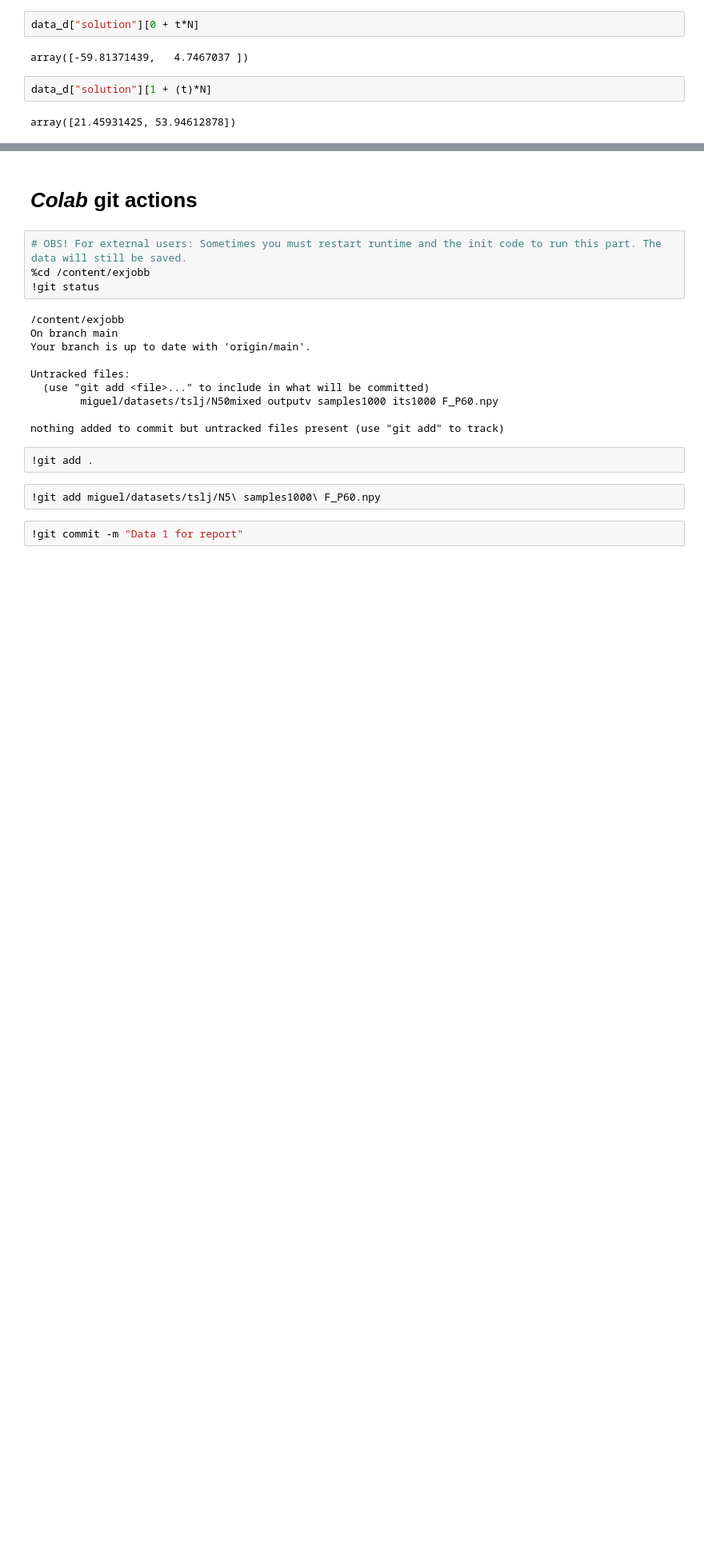
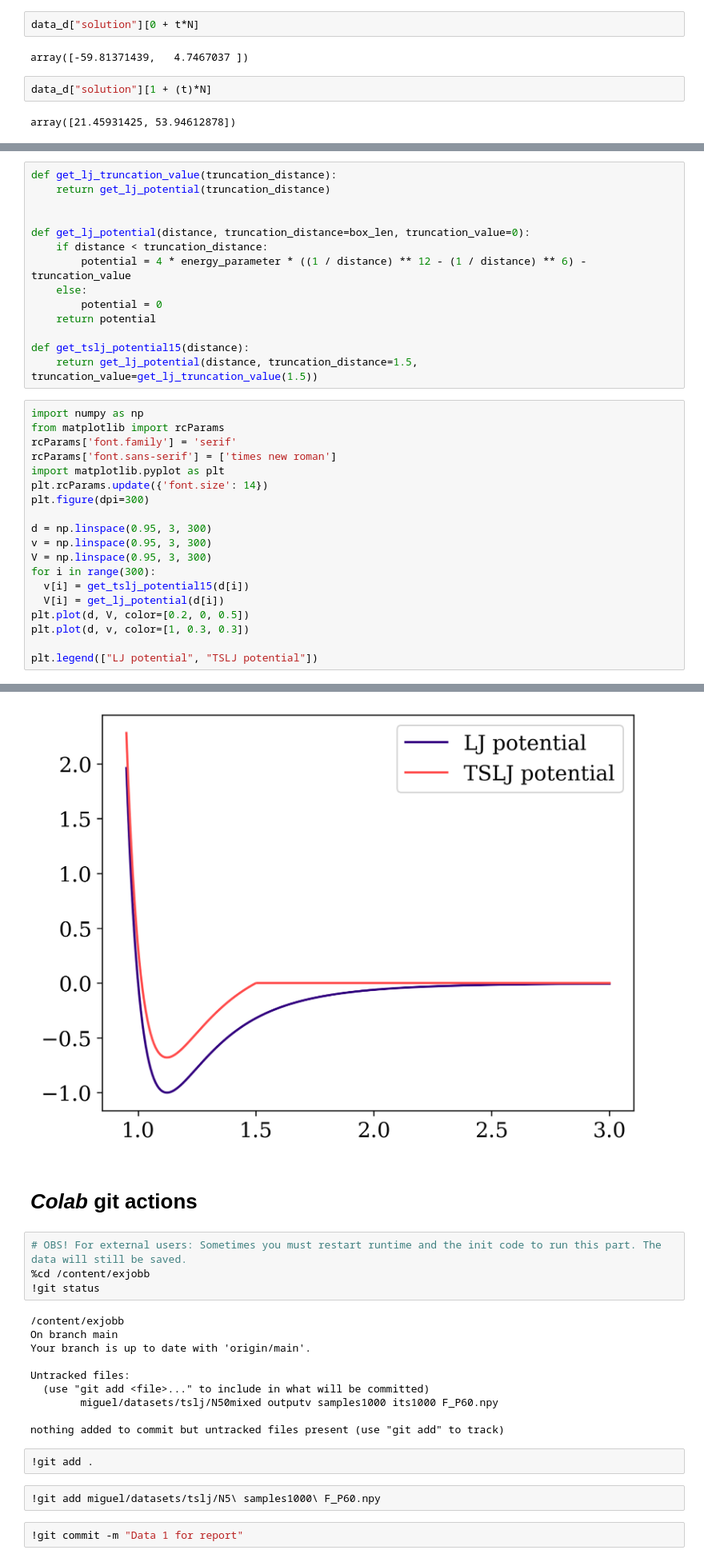
Before and after one commit to Phistian/exjobb, a Jupyter notebook: miguel/simulations/v_sim.ipynb, the cells around one changed output, grey strips where cells are left out. Shown at 80% size. Cells and saved outputs as stored; diff of their text form; blank space fills up the shorter version.

```diff
--- a/miguel/simulations/v_sim.ipynb
+++ b/miguel/simulations/v_sim.ipynb
@@ -758,0 +749,34 @@ array([21.45931425, 53.94612878])
+# %%
+def get_lj_truncation_value(truncation_distance):
+    return get_lj_potential(truncation_distance)
+
+
+def get_lj_potential(distance, truncation_distance=box_len, truncation_value=0):
+    if distance < truncation_distance:
+        potential = 4 * energy_parameter * ((1 / distance) ** 12 - (1 / distance) ** 6) - truncation_value
+    else:
+        potential = 0
+    return potential
+
+def get_tslj_potential15(distance):
+    return get_lj_potential(distance, truncation_distance=1.5, truncation_value=get_lj_truncation_value(1.5))
+# %%
+import numpy as np
+from matplotlib import rcParams
+rcParams['font.family'] = 'serif'
+rcParams['font.sans-serif'] = ['times new roman']
+import matplotlib.pyplot as plt
+plt.rcParams.update({'font.size': 14})
+plt.figure(dpi=300)
+
+d = np.linspace(0.95, 3, 300)
+v = np.linspace(0.95, 3, 300)
+V = np.linspace(0.95, 3, 300)
+for i in range(300):
+  v[i] = get_tslj_potential15(d[i])
+  V[i] = get_lj_potential(d[i])
+plt.plot(d, V, color=[0.2, 0, 0.5])
+plt.plot(d, v, color=[1, 0.3, 0.3])
+
+plt.legend(["LJ potential", "TSLJ potential"])
+# %% [output]
@@ -759,3 +784,4 @@ array([21.45931425, 53.94612878])
+[figure, added]
 # %% [markdown]
 # *Colab* git actions
 # %%
```
Also changed, not shown: parts of 7 cells of this notebook.
